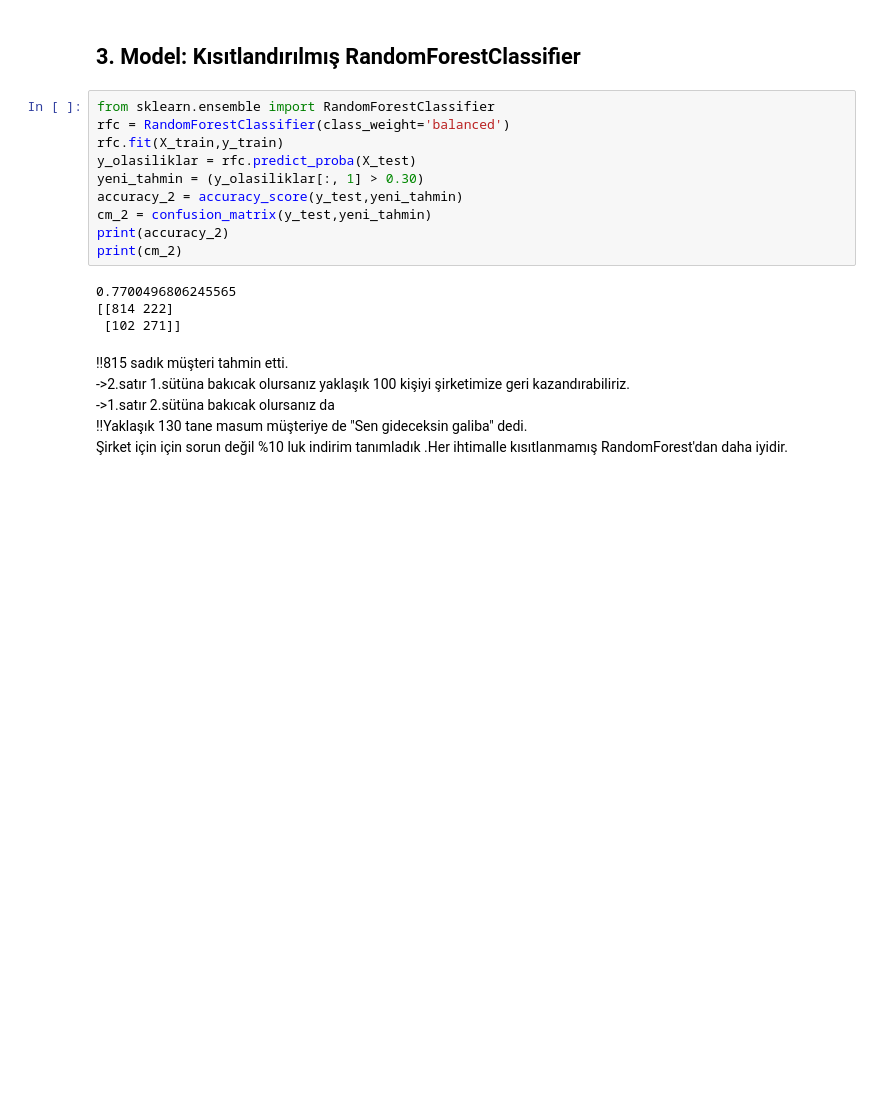
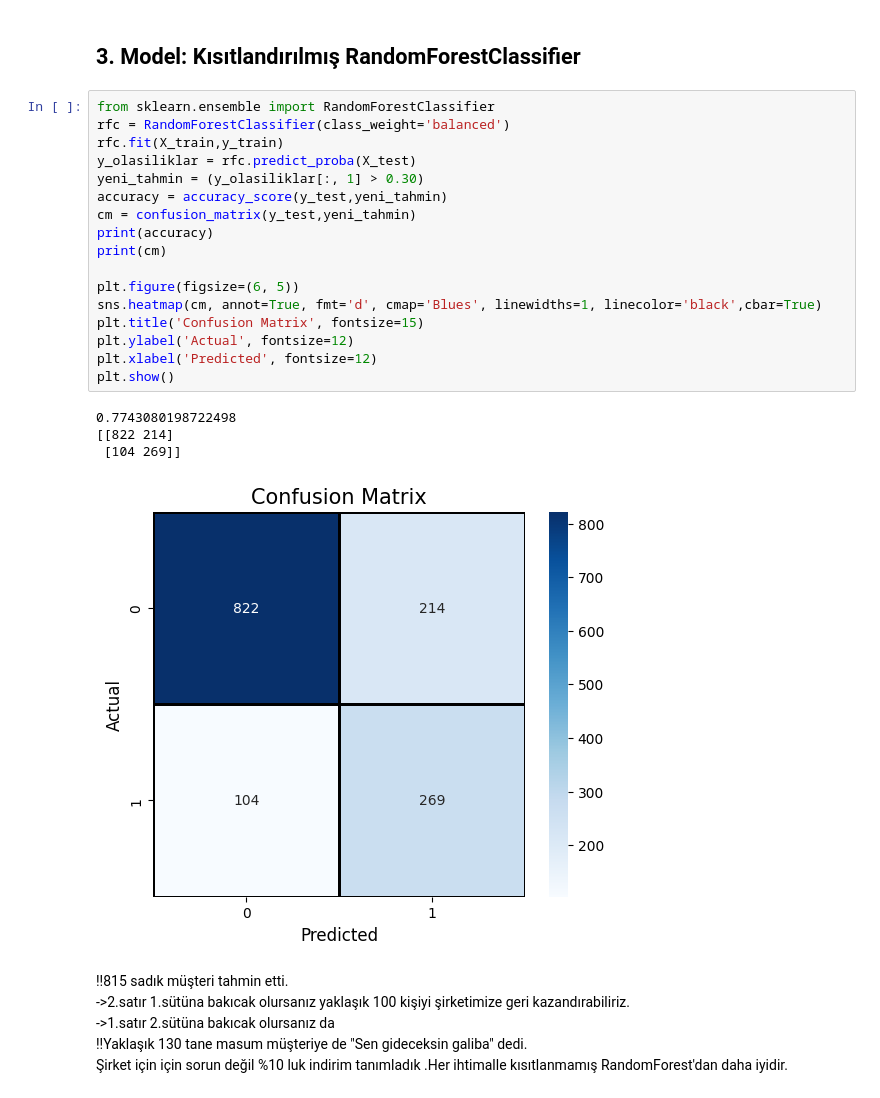
Before and after one commit to fferhatakr/Telco-Customer-Churn-Prediction, a Jupyter notebook: notebooks/Telco_Customer_Churn_Prediction.ipynb, the cells around one changed output. Saved outputs shown, nothing was run; the diff lists cells and outputs as text; blank space fills up the shorter version.

```diff
--- a/notebooks/Telco_Customer_Churn_Prediction.ipynb
+++ b/notebooks/Telco_Customer_Churn_Prediction.ipynb
@@ -279,17 +239,25 @@ print(cm_2)
 # %%
 from sklearn.ensemble import RandomForestClassifier
 rfc = RandomForestClassifier(class_weight='balanced')
 rfc.fit(X_train,y_train)
 y_olasiliklar = rfc.predict_proba(X_test)
 yeni_tahmin = (y_olasiliklar[:, 1] > 0.30)
-accuracy_2 = accuracy_score(y_test,yeni_tahmin)
-cm_2 = confusion_matrix(y_test,yeni_tahmin)
-print(accuracy_2)
-print(cm_2)
+accuracy = accuracy_score(y_test,yeni_tahmin)
+cm = confusion_matrix(y_test,yeni_tahmin)
+print(accuracy)
+print(cm)
+
+plt.figure(figsize=(6, 5))
+sns.heatmap(cm, annot=True, fmt='d', cmap='Blues', linewidths=1, linecolor='black',cbar=True)
+plt.title('Confusion Matrix', fontsize=15)
+plt.ylabel('Actual', fontsize=12)
+plt.xlabel('Predicted', fontsize=12)
+plt.show()
 # %% [output]
-0.7700496806245565
-[[814 222]
- [102 271]]
+0.7743080198722498
+[[822 214]
+ [104 269]]
+[figure, added]
 # %% [markdown]
 !!815 sadık müşteri tahmin etti.
 ->2.satır 1.sütüna bakıcak olursanız yaklaşık 100 kişiyi şirketimize geri kazandırabiliriz.
```
Also changed, not shown: parts of 41 cells of this notebook, 1 other file.
